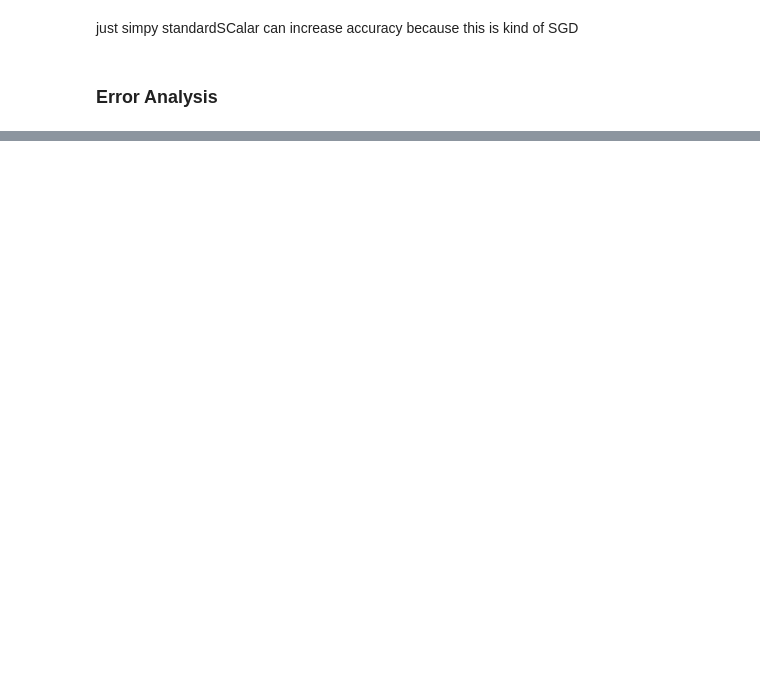
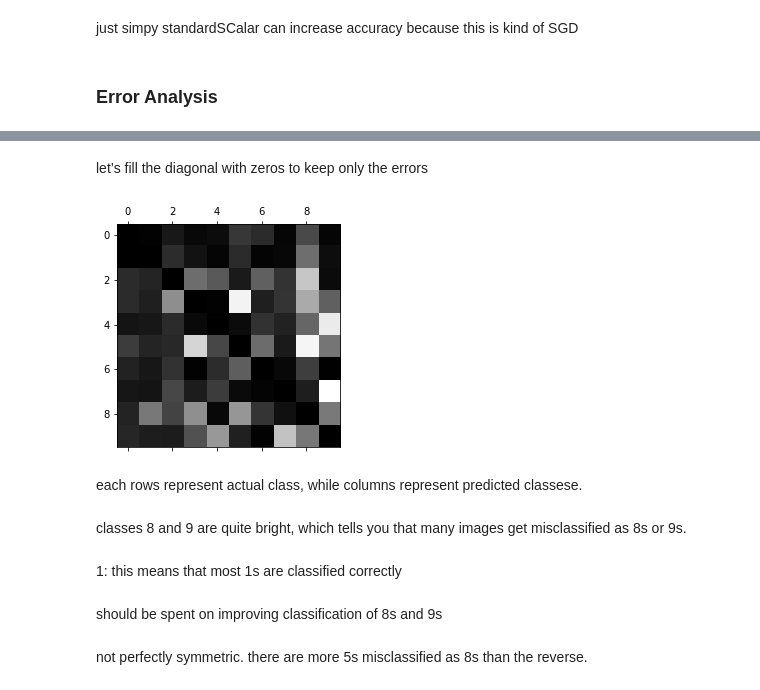
Before and after one commit to tbop02/deep_learning, a Jupyter notebook: Hands_on_ML/Ch3_hands_on.ipynb, the cells around one changed output, grey strips where cells are left out. Saved outputs shown, nothing was run; the diff lists cells and outputs as text; code cells hidden in the pictures; blank space fills up the shorter version.

```diff
--- a/Hands_on_ML/Ch3_hands_on.ipynb
+++ b/Hands_on_ML/Ch3_hands_on.ipynb
@@ -315,0 +352,20 @@ just simpy standardSCalar can increase accuracy because this is kind of SGD
+# %% [markdown]
+let’s fill the diagonal with zeros to keep only the errors
+# %%
+np.fill_diagonal(norm_conf_mx, 0)
+plt.matshow(norm_conf_mx, cmap=plt.cm.gray)
+plt.show()
+# %% [output]
+[figure, added]
+# %% [markdown]
+each rows represent actual class, while columns represent predicted classese.
+# %% [markdown]
+classes 8 and 9 are quite bright,
+which tells you that many images get misclassified as 8s or 9s.
+# %% [markdown]
+1: this means that most 1s are classified correctly
+# %% [markdown]
+should be spent on improving classification of 8s and 9s
+# %% [markdown]
+not perfectly symmetric. there are more 5s
+misclassified as 8s than the reverse.
```
Also changed, not shown: parts of 25 cells of this notebook.
